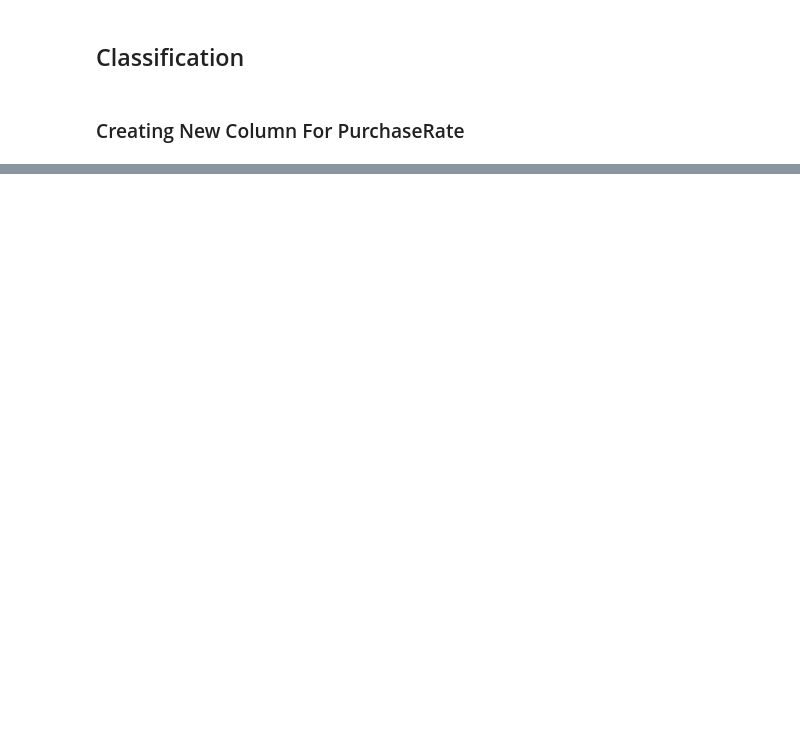
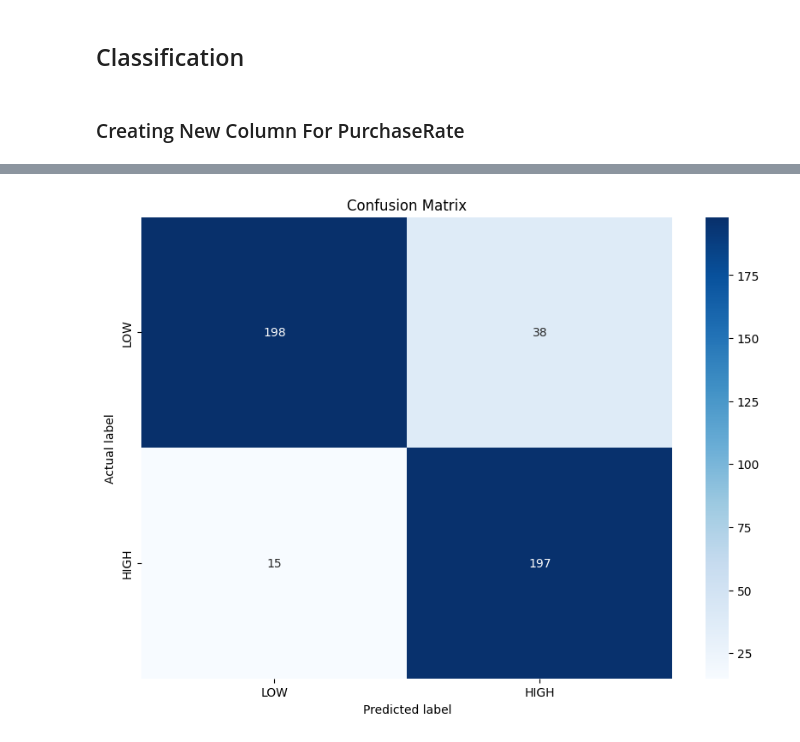
Before and after one commit to amiralirahimii/Artificial-Intelligence-Course-Projects-F2024, a Jupyter notebook: AI-CA4.ipynb, the cells around one changed output, grey strips where cells are left out. Drawn from its saved outputs; the diff is of its cells as text; code cells hidden in the pictures; blank space fills up the shorter version.

```diff
--- a/AI-CA4.ipynb
+++ b/AI-CA4.ipynb
@@ -461,0 +500,9 @@ DTClassifer.fit(XTrain, YTrain)
+# %%
+KNNClassifier = KNeighborsClassifier(n_neighbors=3)
+KNNClassifier.fit(XTrain, YTrain)
+prediction = KNNClassifier.predict(XTest)
+# %%
+confusionMat = confusion_matrix(YTest, prediction)
+visualizeConMat(confusionMat)
+# %% [output]
+[figure, added]
```
Also changed, not shown: parts of 13 cells of this notebook.
